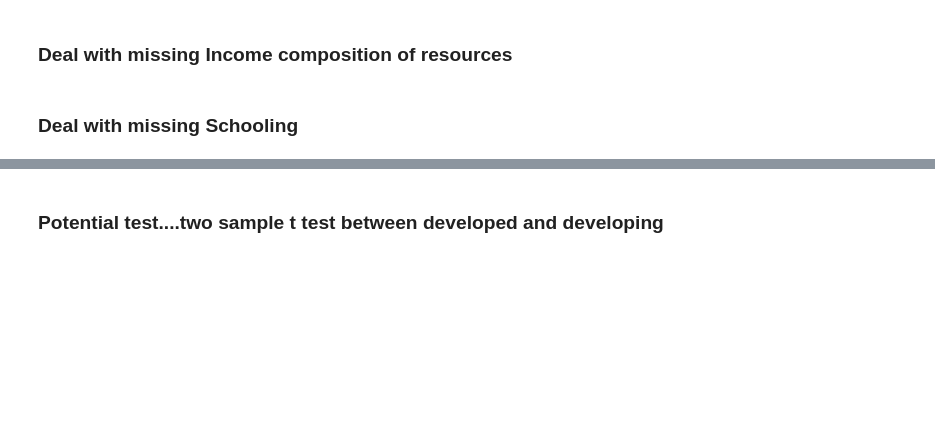
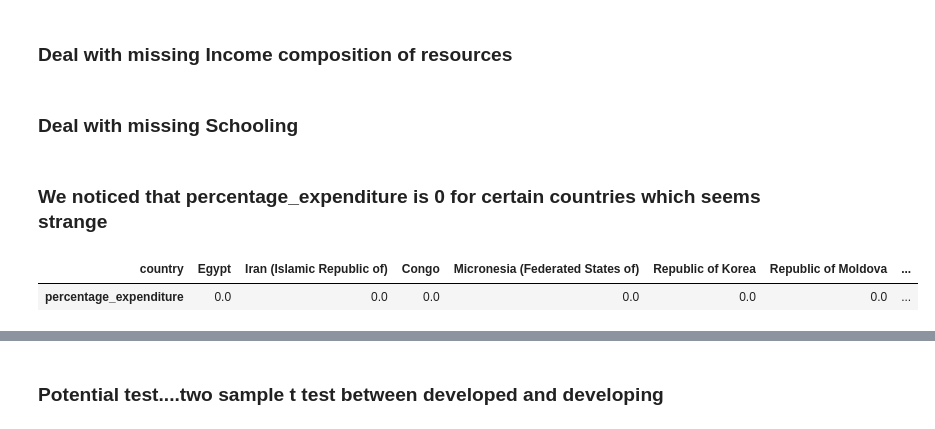
Before and after one commit to bmccabe96/Life_Expectancy_Regression, a Jupyter notebook: Life_Cleaning.ipynb, the cells around one changed output, grey strips where cells are left out. Cells and saved outputs as stored; diff of their text form; code cells hidden in the pictures; blank space fills up the shorter version.

```diff
--- a/Life_Cleaning.ipynb
+++ b/Life_Cleaning.ipynb
@@ -242,3 +335,11 @@ df.diphtheria.isna().sum()
 ### Deal with missing Income composition of resources
 # %% [markdown]
 ### Deal with missing Schooling
+# %% [markdown]
+### We noticed that percentage_expenditure is 0 for certain countries which seems strange
+# %%
+perc_exp_df = df.groupby('country').mean()
+pd.DataFrame(perc_exp_df.percentage_expenditure.sort_values(ascending=True)).T
+# %% [output]
+| country | Egypt | Iran (Islamic Republic of) | Congo | Micronesia (Federated States of) | Republic of Korea | Republic of Moldova | ... |
+| percentage_expenditure | 0.0 | 0.0 | 0.0 | 0.0 | 0.0 | 0.0 | ... |
```
Also changed, not shown: parts of 20 cells of this notebook.
